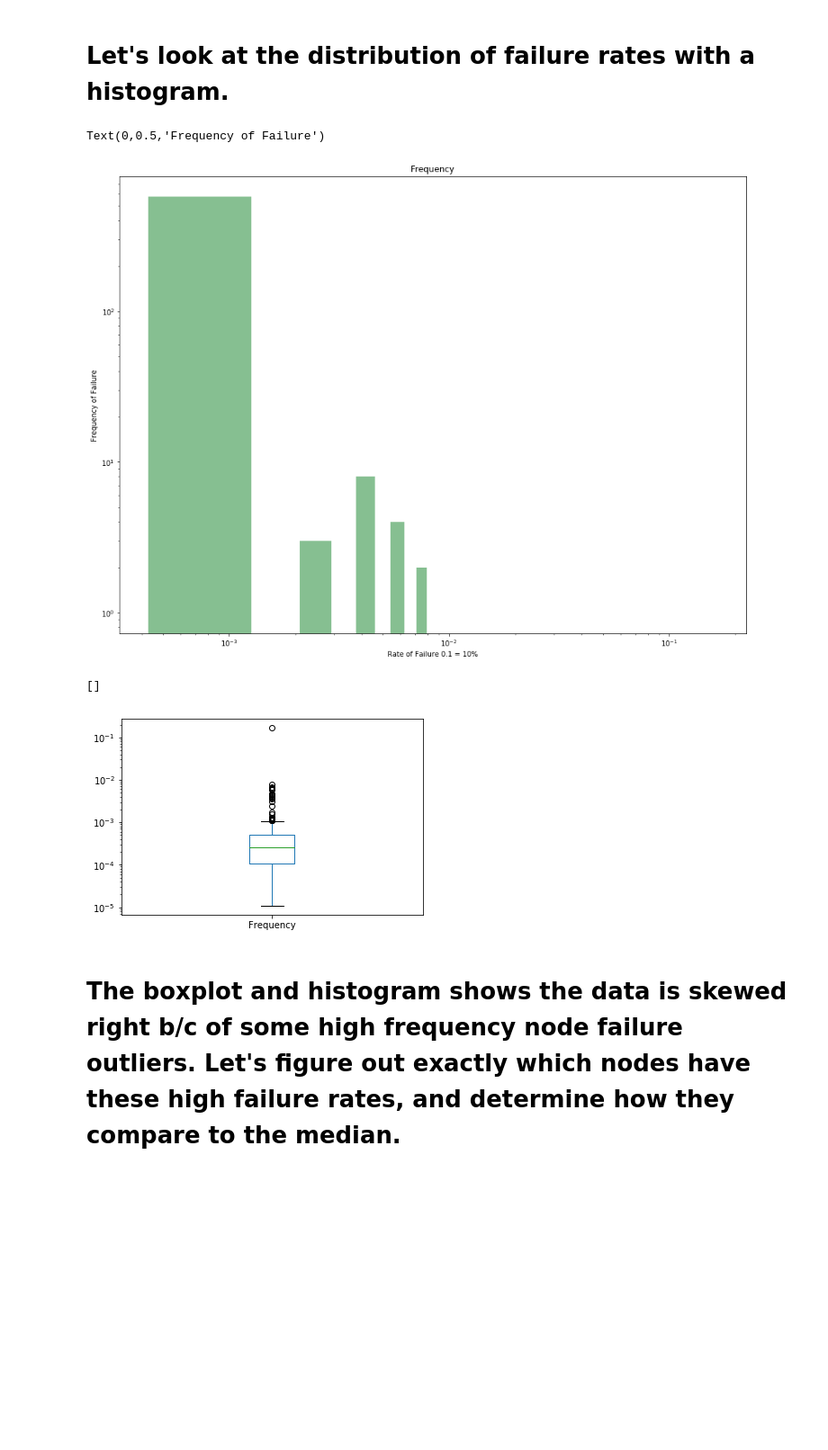
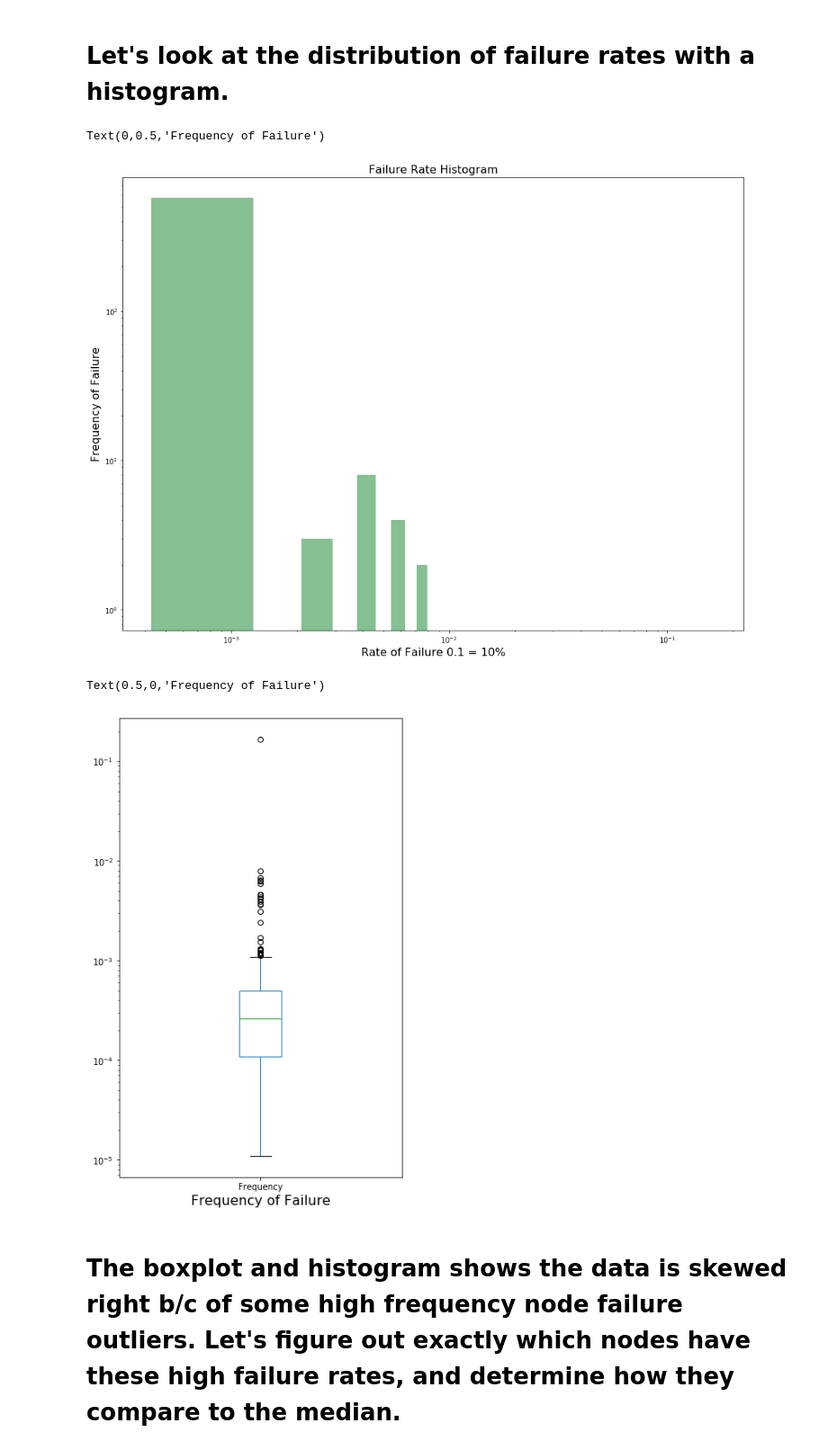
Before and after one commit to Cjcarlevato/data-question-2-dream-crushers, a Jupyter notebook: ACCREdata.ipynb, the cells around one changed output. Shown at 90% size. Cells and saved outputs as stored; diff of their text form; code cells hidden in the pictures; blank space fills up the shorter version.

```diff
--- a/ACCREdata.ipynb
+++ b/ACCREdata.ipynb
@@ -265,19 +111,21 @@ combined_df["Frequency"].std()
 # Let's look at the distribution of failure rates with a histogram.
 # %%
 combined_df.hist(column='Frequency', bins=100, grid=False, figsize=(16,12), color='#86bf91', zorder=2, rwidth=0.5,)
-plt.xlabel("Rate of Failure 0.1 = 10%")
+plt.xlabel("Rate of Failure 0.1 = 10%", fontsize=16)
 plt.semilogx()
 plt.semilogy()
-plt.ylabel("Frequency of Failure")
+plt.title("Failure Rate Histogram",fontsize=16)
+plt.ylabel("Frequency of Failure",fontsize=16)
 # %% [output]
 Text(0,0.5,'Frequency of Failure')
-[figure, old version]
+[figure, new version]
 # %%
-combined_df["Frequency"].plot(kind='box')
+combined_df["Frequency"].plot(kind='box', figsize=(6,10))
 plt.semilogy()
+plt.xlabel("Frequency of Failure",fontsize=16)
 # %% [output]
-[]
+Text(0.5,0,'Frequency of Failure')
-[figure, old version]
+[figure, new version]
 # %% [markdown]
 # The boxplot and histogram shows the data is skewed right b/c of some high frequency node failure outliers. Let's figure out exactly which nodes have these high failure rates, and determine how they compare to the median.
 # %%
```
Also changed, not shown: parts of 37 cells of this notebook.
